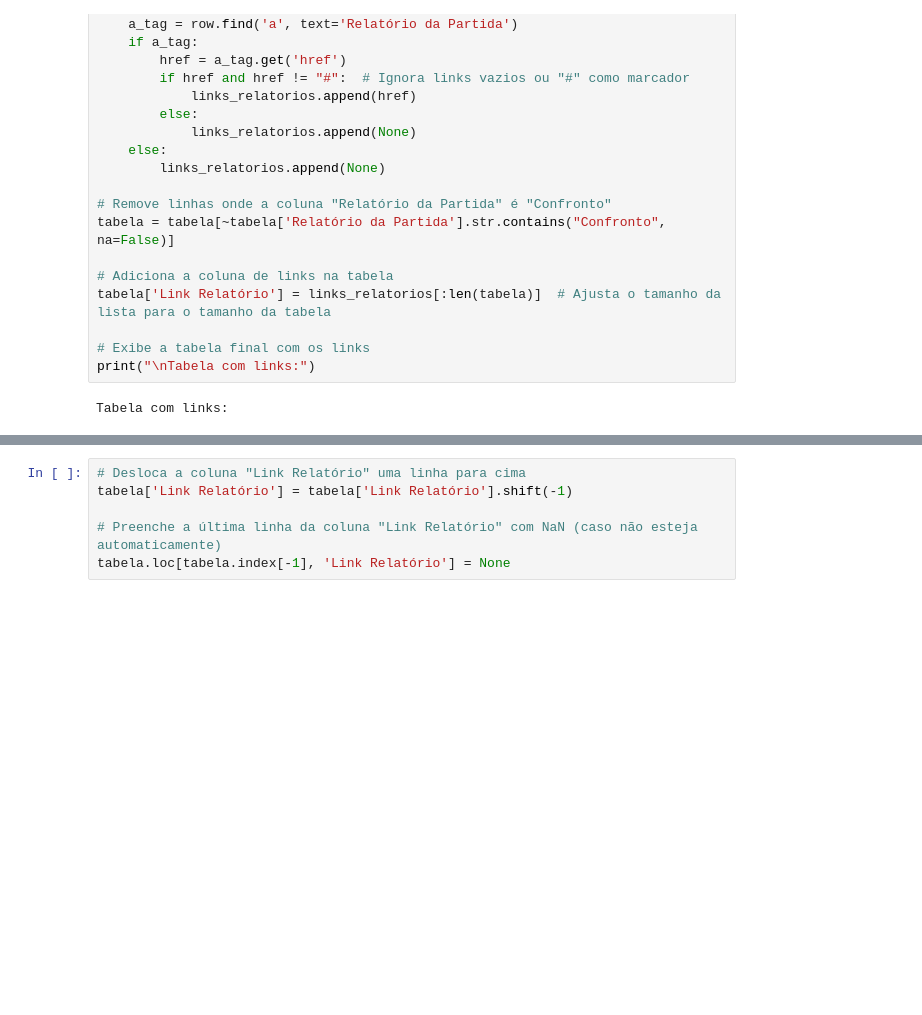
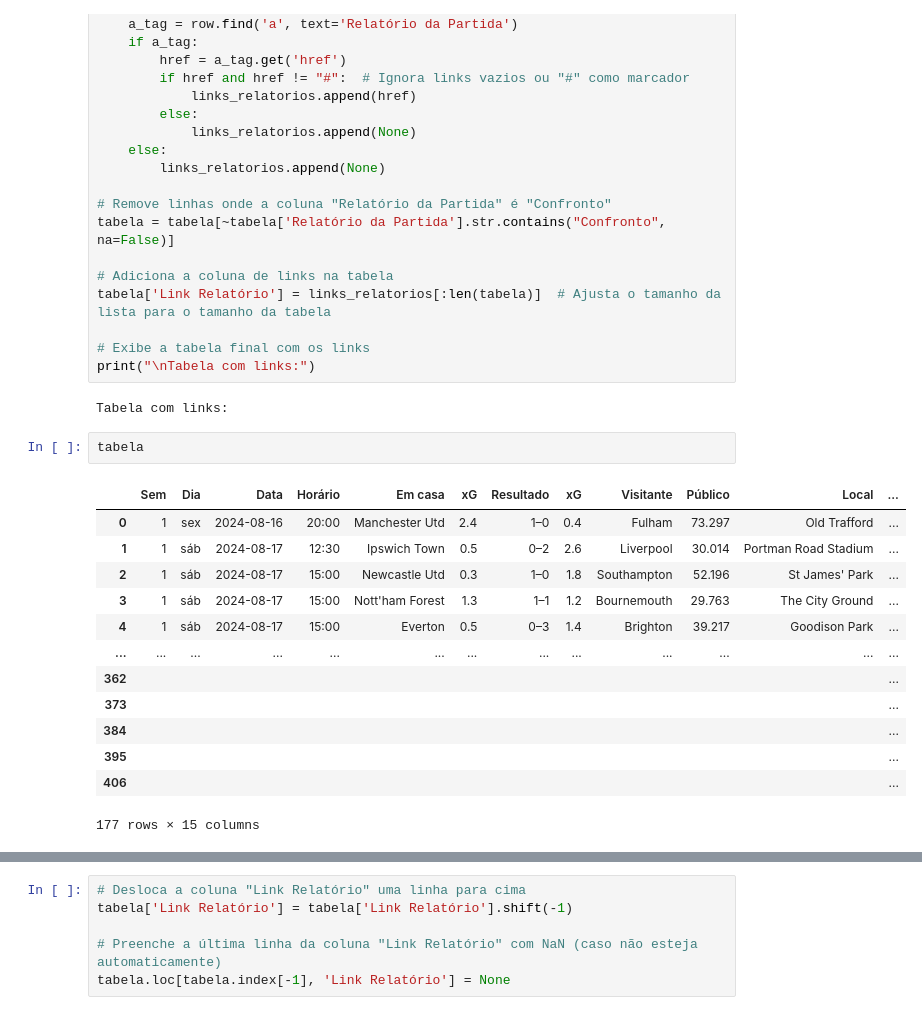
Before and after one commit to eduardopfbp/PremierLeague-PlayerStats, a Jupyter notebook: extrator_link.ipynb, the cells around one changed output, grey strips where cells are left out. Drawn from its saved outputs; the diff is of its cells as text; blank space fills up the shorter version.

Commit message:
'Novas datass'

```diff
--- a/extrator_link.ipynb
+++ b/extrator_link.ipynb
@@ -54,4 +54,20 @@ tabela['Link Relatório'] = links_relatorios[:len(tabela)]  # Ajusta o tamanho d
 print("\nTabela com links:")
 # %% [output]
 Tabela com links:
+# %%
+tabela
+# %% [output]
+|  | Sem | Dia | Data | Horário | Em casa | xG | Resultado | xG | Visitante | Público | Local | ... |
+| 0 | 1 | sex | 2024-08-16 | 20:00 | Manchester Utd | 2.4 | 1–0 | 0.4 | Fulham | 73.297 | Old Trafford | ... |
+| 1 | 1 | sáb | 2024-08-17 | 12:30 | Ipswich Town | 0.5 | 0–2 | 2.6 | Liverpool | 30.014 | Portman Road Stadium | ... |
+| 2 | 1 | sáb | 2024-08-17 | 15:00 | Newcastle Utd | 0.3 | 1–0 | 1.8 | Southampton | 52.196 | St James' Park | ... |
+| 3 | 1 | sáb | 2024-08-17 | 15:00 | Nott'ham Forest | 1.3 | 1–1 | 1.2 | Bournemouth | 29.763 | The City Ground | ... |
+| 4 | 1 | sáb | 2024-08-17 | 15:00 | Everton | 0.5 | 0–3 | 1.4 | Brighton | 39.217 | Goodison Park | ... |
+| ... | ... | ... | ... | ... | ... | ... | ... | ... | ... | ... | ... | ... |
+| 362 |  |  |  |  |  |  |  |  |  |  |  | ... |
+| 373 |  |  |  |  |  |  |  |  |  |  |  | ... |
+| 384 |  |  |  |  |  |  |  |  |  |  |  | ... |
+| 395 |  |  |  |  |  |  |  |  |  |  |  | ... |
+| 406 |  |  |  |  |  |  |  |  |  |  |  | ... |
+177 rows × 15 columns
 # %%
```
Also changed, not shown: parts of 2 cells of this notebook, 7 other files.
